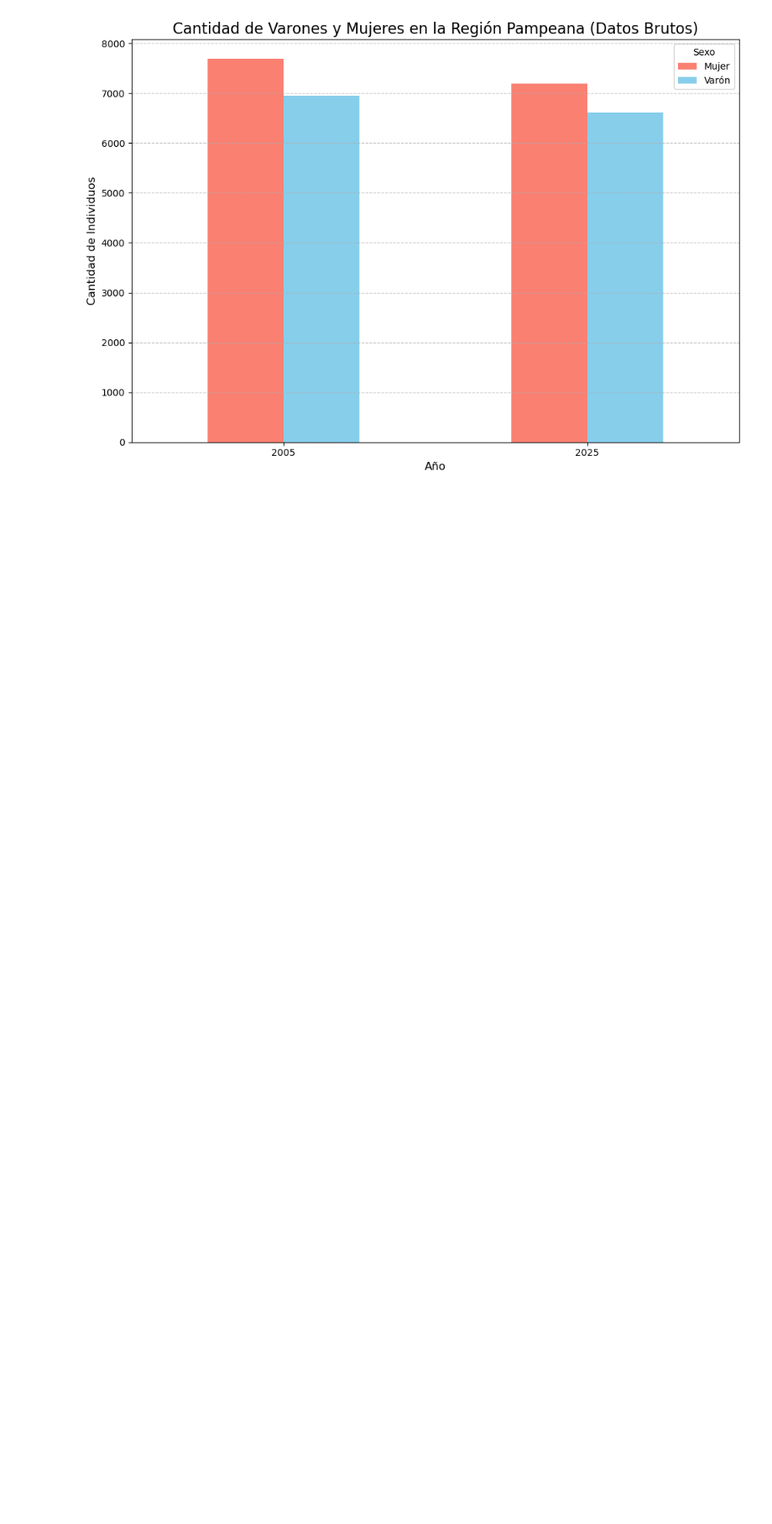
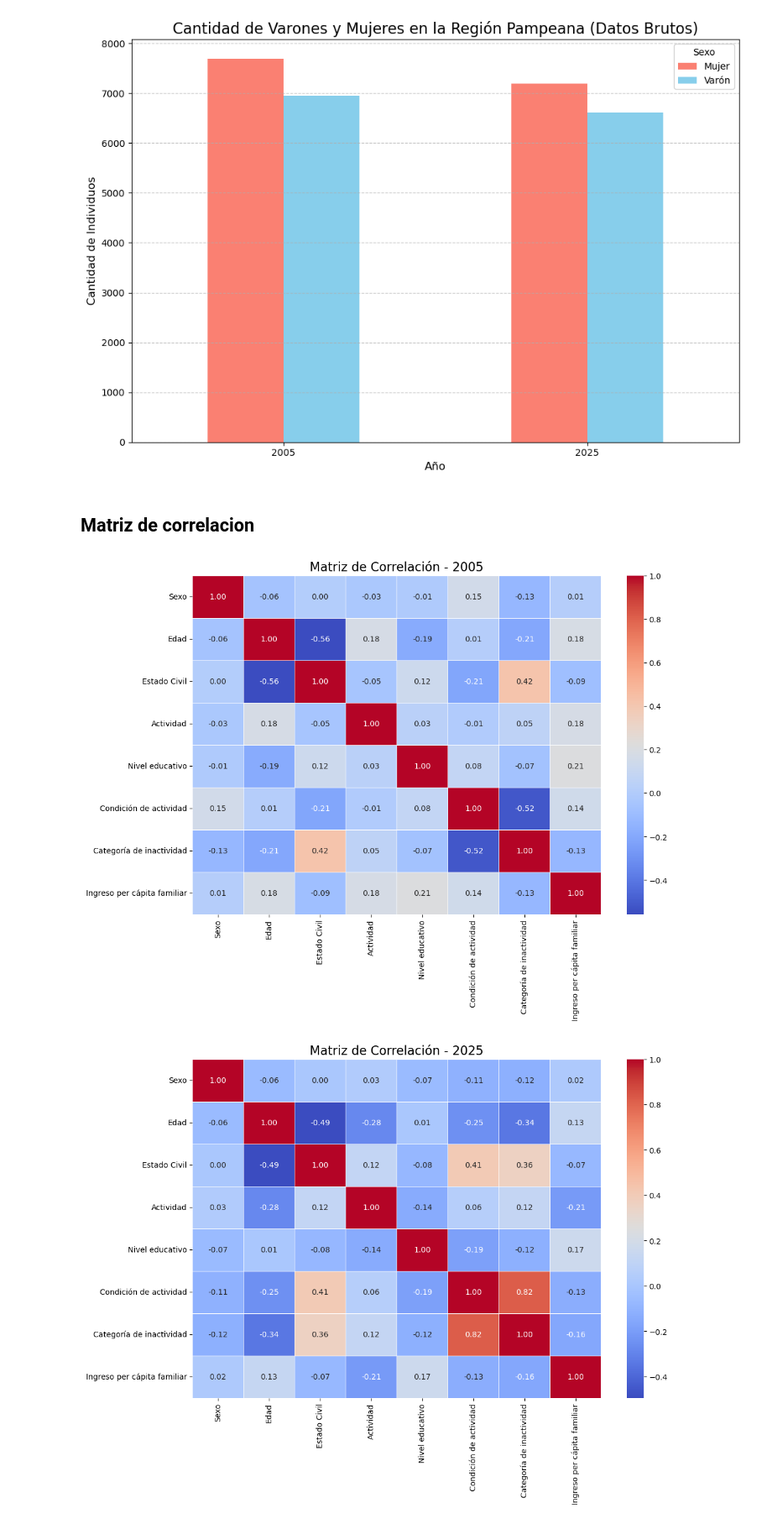
Before and after one commit to mcuenya/CC404-Grupo-T1-2, a Jupyter notebook: TP 1.ipynb, the cells around one changed output. Shown at 84% size. Cells and saved outputs as stored; diff of their text form; code cells hidden in the pictures; blank space fills up the shorter version.

```diff
--- a/TP 1.ipynb
+++ b/TP 1.ipynb
@@ -409,3 +405,53 @@ plt.tight_layout()
 plt.show()
 # %% [output]
 [figure]
+# %% [markdown]
+## Matriz de correlacion
+# %%
+# Diccionario para renombrar las variables
+nombres_base = {
+    "CH04": "Sexo",
+    "CH06": "Edad",
+    "CH07": "Estado Civil",
+    "CH08": "Actividad",
+    "NIVEL_ED": "Nivel educativo",
+    "ESTADO": "Condición de actividad",
+    "CAT_INAC": "Categoría de inactividad",
+    "IPCF": "Ingreso per cápita familiar",
+    "ANO4": "Año"  # corregí a ANO4 si en tu base está así, o ANIO si ya venías usando ese
+}
+
+# Seleccionamos las columnas de interés
+cols_of_interest = list(nombres_base.keys())
+df_filtered = df_limpio[cols_of_interest].copy()
+
+# Convertir variables categóricas en códigos numéricos
+categorical_cols = ['CH04','CH07','CH08','NIVEL_ED','ESTADO','CAT_INAC']
+for col in categorical_cols:
+    df_filtered[col] = df_filtered[col].astype("category").cat.codes
+
+# Renombrar columnas
+df_filtered = df_filtered.rename(columns=nombres_base)
+
+# Función para calcular y graficar la matriz de correlación por año
+def plot_corr_matrix(df, year):
+    df_year = df[df['Año'] == year].drop(columns='Año').copy()
+
+    # Sacar columnas sin varianza
+    df_year = df_year.loc[:, df_year.nunique() > 1]
+
+    # Calcular correlación
+    corr_matrix = df_year.corr()
+
+    # Graficar
+    plt.figure(figsize=(12,8))
+    sns.heatmap(corr_matrix, annot=True, cmap='coolwarm', fmt='.2f', cbar=True, linewidths=0.5)
+    plt.title(f"Matriz de Correlación - {year}", fontsize=16)
+    plt.show()
+
+# Generar matrices para 2005 y 2025
+plot_corr_matrix(df_filtered, 2005)
+plot_corr_matrix(df_filtered, 2025)
+# %% [output]
+[figure, added]
+[figure, added]
```
Also changed, not shown: parts of 36 cells of this notebook, 2 other files.
